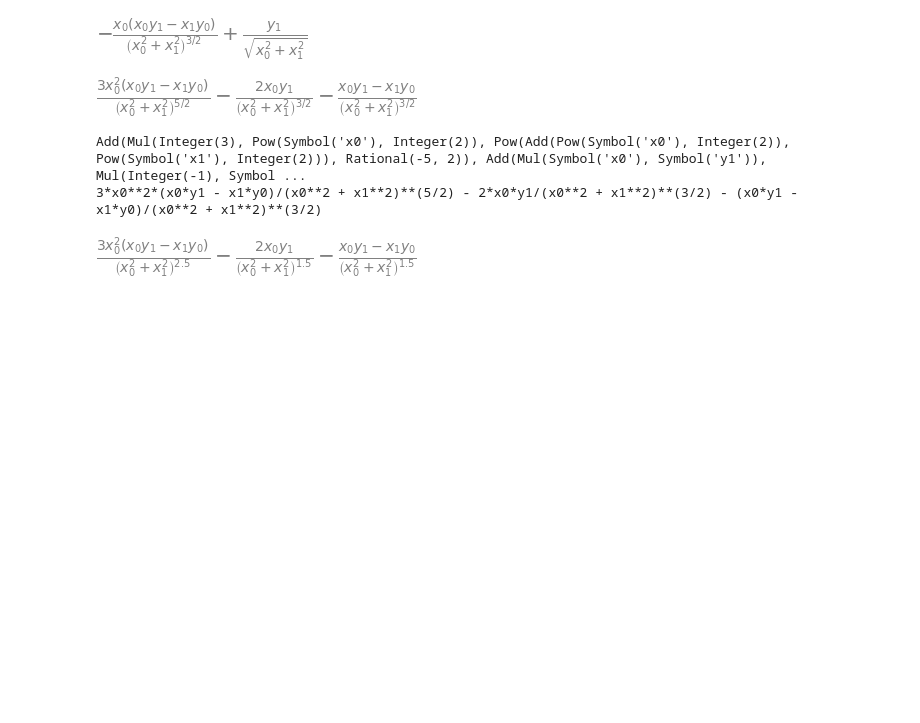
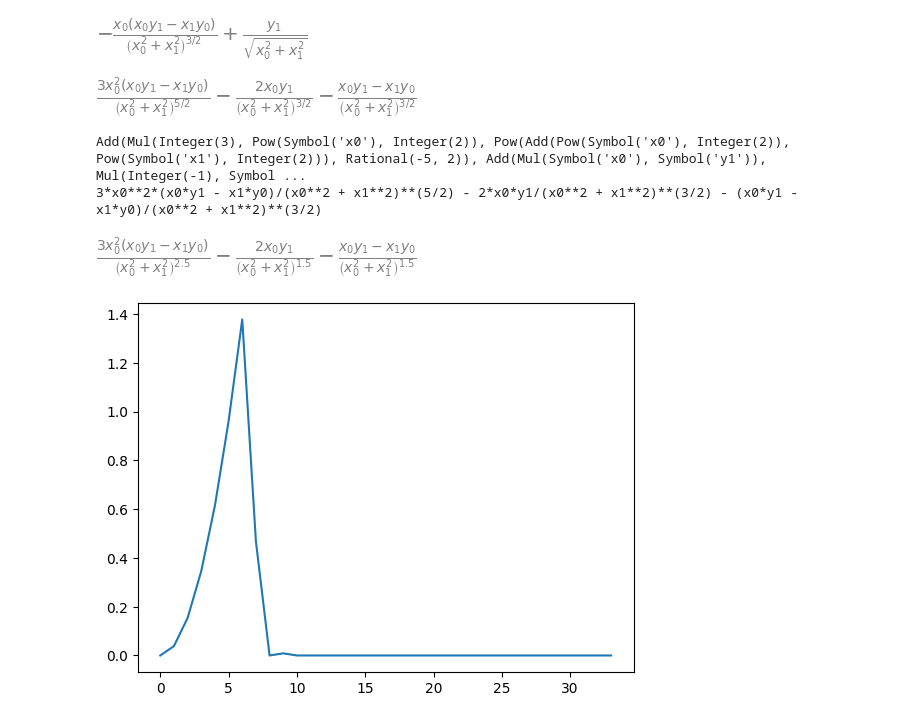
Before and after one commit to BillXu2000/collision_toy, a Jupyter notebook: test.ipynb, the cells around one changed output. Drawn from its saved outputs; the diff is of its cells as text; code cells hidden in the pictures; blank space fills up the shorter version.

```diff
--- a/test.ipynb
+++ b/test.ipynb
@@ -59,3 +59,13 @@ display(tmp)
 Add(Mul(Integer(3), Pow(Symbol('x0'), Integer(2)), Pow(Add(Pow(Symbol('x0'), Integer(2)), Pow(Symbol('x1'), Integer(2))), Rational(-5, 2)), Add(Mul(Symbol('x0'), Symbol('y1')), Mul(Integer(-1), Symbol ...
 3*x0**2*(x0*y1 - x1*y0)/(x0**2 + x1**2)**(5/2) - 2*x0*y1/(x0**2 + x1**2)**(3/2) - (x0*y1 - x1*y0)/(x0**2 + x1**2)**(3/2)
 [figure]
+# %%
+Y = [0.0, 0.038415782, 0.15366313, 0.3457403, 0.6146525, 0.9603975, 1.3774202, 0.46751934, 0.0, 0.008714974, 0.0, 0.0, 0.0, 0.0, 0.0, 0.0, 0.0, 0.0, 0.0, 0.0, 0.0, 0.0, 0.0, 0.0, 0.0, 0.0, 0.0, 0.0, 0.0, 0.0, 0.0, 0.0, 0.0, 0.0]
+X = list(range(len(Y)))
+import matplotlib.pyplot as plt
+
+fig, ax = plt.subplots()
+ax.plot(X, Y)
+plt.show()
+# %% [output]
+[figure, added]
```
Also changed, not shown: parts of 3 cells of this notebook, 8 other files.
